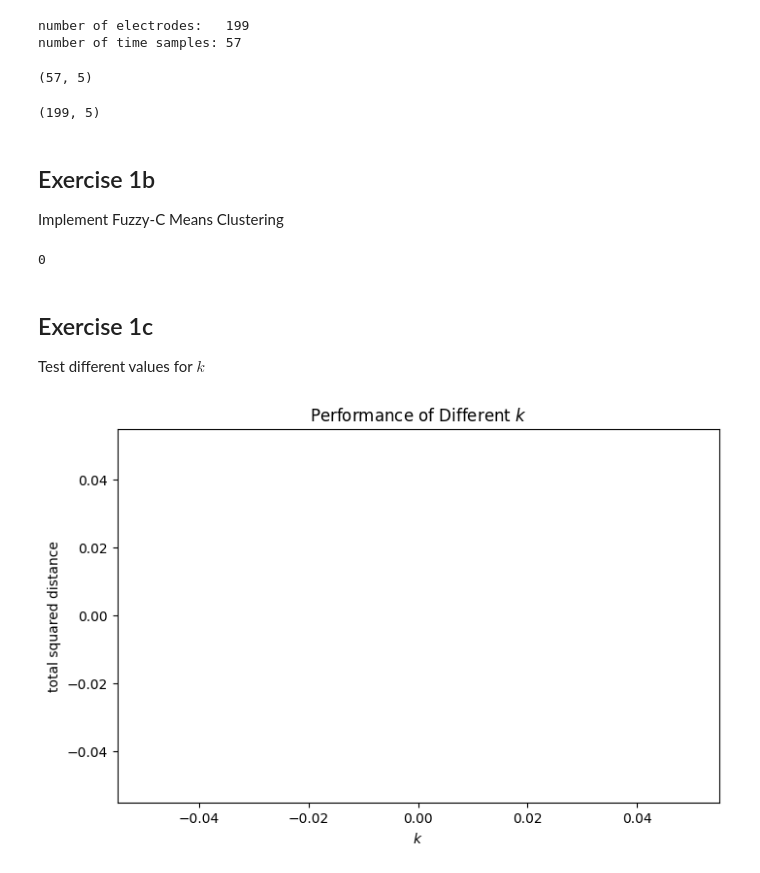
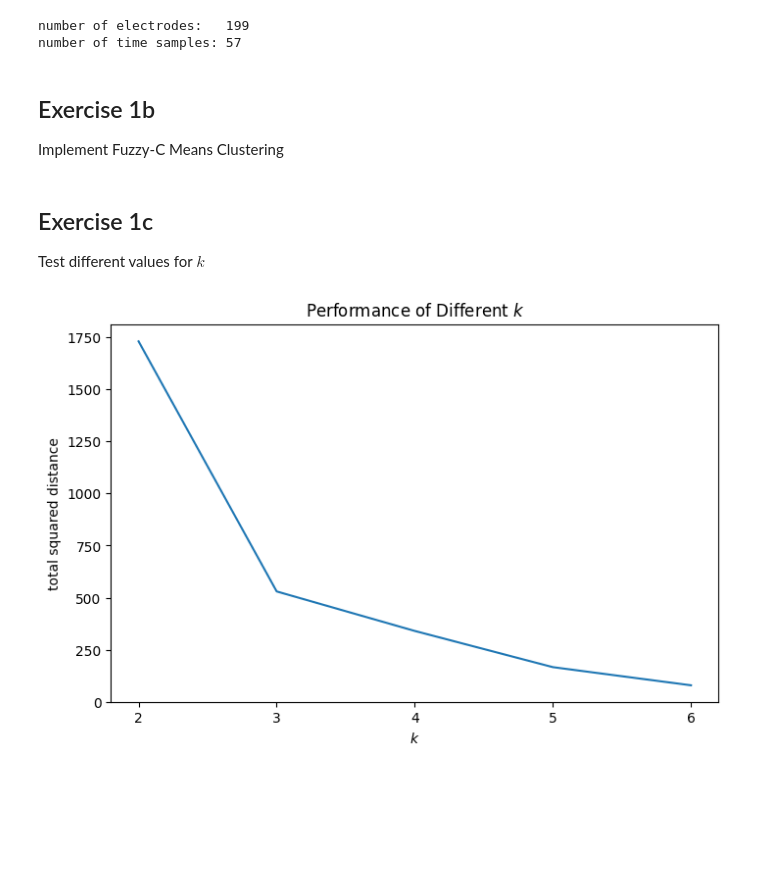
Before and after one commit to rfahrn/Time-Series-Exercises, a Jupyter notebook: exercise_5.ipynb, the cells around one changed output. Cells and saved outputs as stored; diff of their text form; code cells hidden in the pictures; blank space fills up the shorter version.

```diff
--- a/exercise_5.ipynb
+++ b/exercise_5.ipynb
@@ -20,23 +20,10 @@ print('number of time samples:', data.shape[0])
 # %% [output]
 number of electrodes:   199
 number of time samples: 57
-# %%
-centers = data[:, np.random.choice(data.shape[1], 5, replace=False)]
-centers.shape
-# %% [output]
-(57, 5)
-# %%
-cdist(data.T, centers.T, 'euclidean').shape
-# %% [output]
-(199, 5)
 # %% [markdown]
 ## Exercise 1b
 
 Implement Fuzzy-C Means Clustering
-# %%
-0 ** 2
-# %% [output]
-0
 # %%
 def cluster(data, k):
 	D = 3.5
@@ -45,30 +32,29 @@ def cluster(data, k):
 	centers = data[:, np.random.choice(data.shape[1], k, replace=False)]
 
 	labels = None
-	for iter in range(100): # stop after 100 iterations to avoid infinite loops
+	for iter in range(1000): # stop after 100 iterations to avoid infinite loops
 		# 2nd step: update the cluster assignment
 		dist = cdist(data.T, centers.T, 'sqeuclidean')
-		new_labels = np.zeros(dist.shape)
+		new_labels = np.zeros((data.shape[1], k))
 		for i in range(data.shape[1]):
 			for j in range(k):
-				new_labels[i, j] = 1 / np.sum((dist[i, j] / dist[i]) ** (1 / (D - 1)))
+				new_labels[i, j] = 1 / (np.sum((dist[i, j] / (dist[i] + 1e-6)) ** (1 / (D - 1))) + 1e-6)
 
 		# 3rd step: check for convergence
-		if labels is not None and np.all(new_labels == labels):
+		if labels is not None and np.all(np.abs(new_labels - labels) < 1e-6):
 			print(f'convergence after {iter+1} steps')
 			break
 
 		labels = new_labels
 
 		# 4th step: update the cluster centers based on the new assignment
-		for j in range(k):
-			centers[:, j] = (data @ (labels[:, j] ** D)) / (labels[:, j] ** D).sum()
+		centers = (data @ (labels ** D)) / np.sum(labels ** D, axis=0)
 
 	# last step: calculate total squared distance
 	dist = cdist(data.T, centers.T, 'sqeuclidean')
 	total_squared_distance = (dist * (labels ** D)).sum()
 
-	return total_squared_distance, labels.argmin(axis=1)
+	return total_squared_distance, labels.argmin(axis=1), centers
 # %% [markdown]
 ## Exercise 1c
 
@@ -76,18 +62,24 @@ Test different values for $k$
 # %%
 k_values = np.arange(2, 6 + 1)
 distances = []
+all_labels = []
+all_centers = []
 
 # try different k
 for k in k_values:
-	distance, _ = cluster(data, k)
+	distance, labels, centers = cluster(data, k)
 	distances.append(distance)
+	all_labels.append(labels)
+	all_centers.append(centers)
 
 # plot distances
 plt.figure(figsize=(8, 5))
 plt.plot(k_values, distances)
 plt.title('Performance of Different $k$')
 plt.xlabel('$k$')
 plt.ylabel('total squared distance')
+plt.ylim(0)
+plt.xticks(k_values)
 plt.show()
 # %% [output]
-[figure, old version]
+[figure, new version]
```
Also changed, not shown: parts of 4 cells of this notebook.
